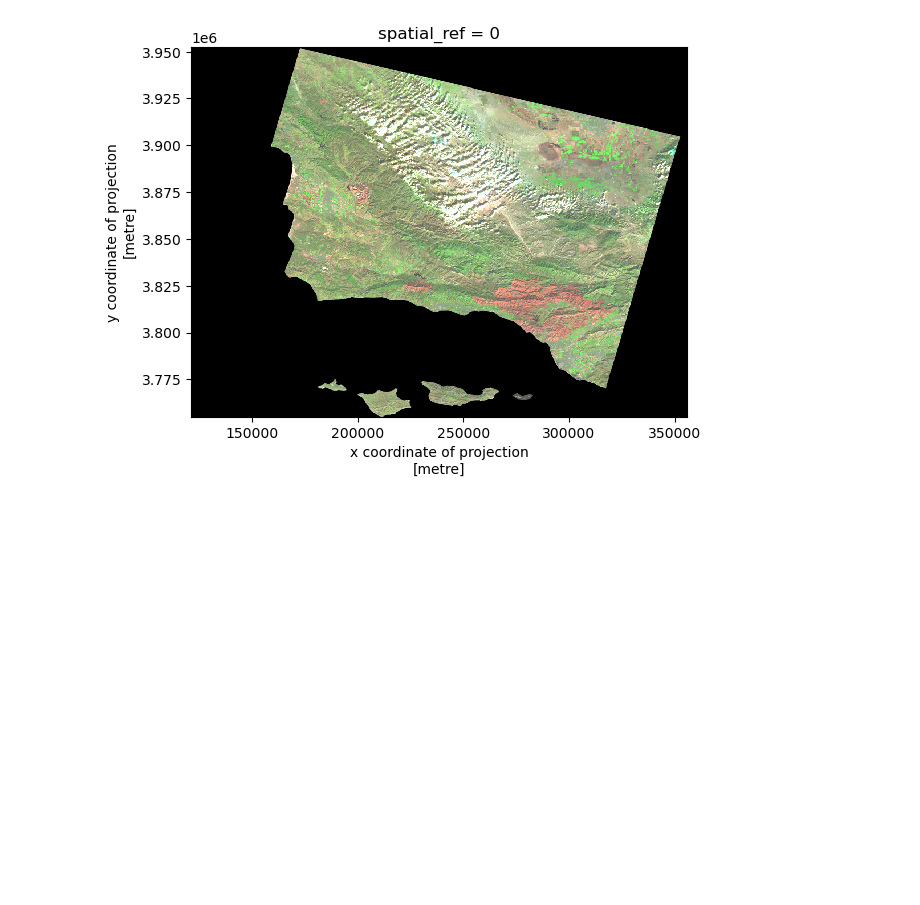
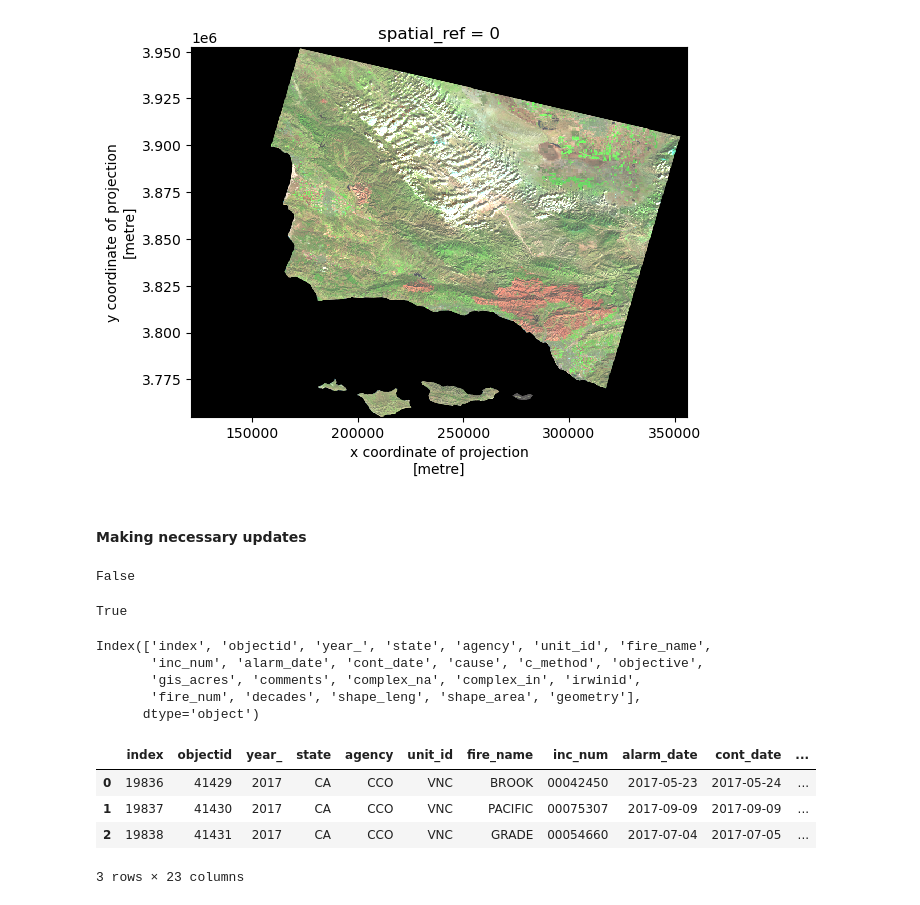
Before and after one commit to mariamkg00/eds-220-hwk-4-task-3, a Jupyter notebook: task3.ipynb, the cells around one changed output. Drawn from its saved outputs; the diff is of its cells as text; code cells hidden in the pictures; blank space fills up the shorter version.

```diff
--- a/task3.ipynb
+++ b/task3.ipynb
@@ -277,3 +281,41 @@ landsat_sb[['swir22','nir08','red']].to_array().plot.imshow(robust = True)
 # %% [output]
 <matplotlib.image.AxesImage at 0x...>
 [figure]
+# %% [markdown]
+#### Making necessary updates
+# %%
+# checking crs for fire data
+ca.crs == landsat_sb.rio.crs
+# %% [output]
+False
+# %%
+# the CRS's don't match, will change accordingly.
+
+ca = ca.to_crs('epsg:32611')
+# %%
+# double checking to see if crs changes were made
+ca.crs == landsat_sb.rio.crs
+# %% [output]
+True
+# %%
+# make column names small caps
+ca.columns = ca.columns.str.lower()
+
+
+# printing columns to see if changes were made
+ca.columns
+# %% [output]
+Index(['index', 'objectid', 'year_', 'state', 'agency', 'unit_id', 'fire_name',
+       'inc_num', 'alarm_date', 'cont_date', 'cause', 'c_method', 'objective',
+       'gis_acres', 'comments', 'complex_na', 'complex_in', 'irwinid',
+       'fire_num', 'decades', 'shape_leng', 'shape_area', 'geometry'],
+      dtype='object')
+# %%
+# previewing to make sure column names were changed
+ca.head(3)
+# %% [output]
+|  | index | objectid | year_ | state | agency | unit_id | fire_name | inc_num | alarm_date | cont_date | ... |
+| 0 | 19836 | 41429 | 2017 | CA | CCO | VNC | BROOK | 00042450 | 2017-05-23 | 2017-05-24 | ... |
+| 1 | 19837 | 41430 | 2017 | CA | CCO | VNC | PACIFIC | 00075307 | 2017-09-09 | 2017-09-09 | ... |
+| 2 | 19838 | 41431 | 2017 | CA | CCO | VNC | GRADE | 00054660 | 2017-07-04 | 2017-07-05 | ... |
+3 rows × 23 columns
```
Also changed, not shown: parts of 6 cells of this notebook.
